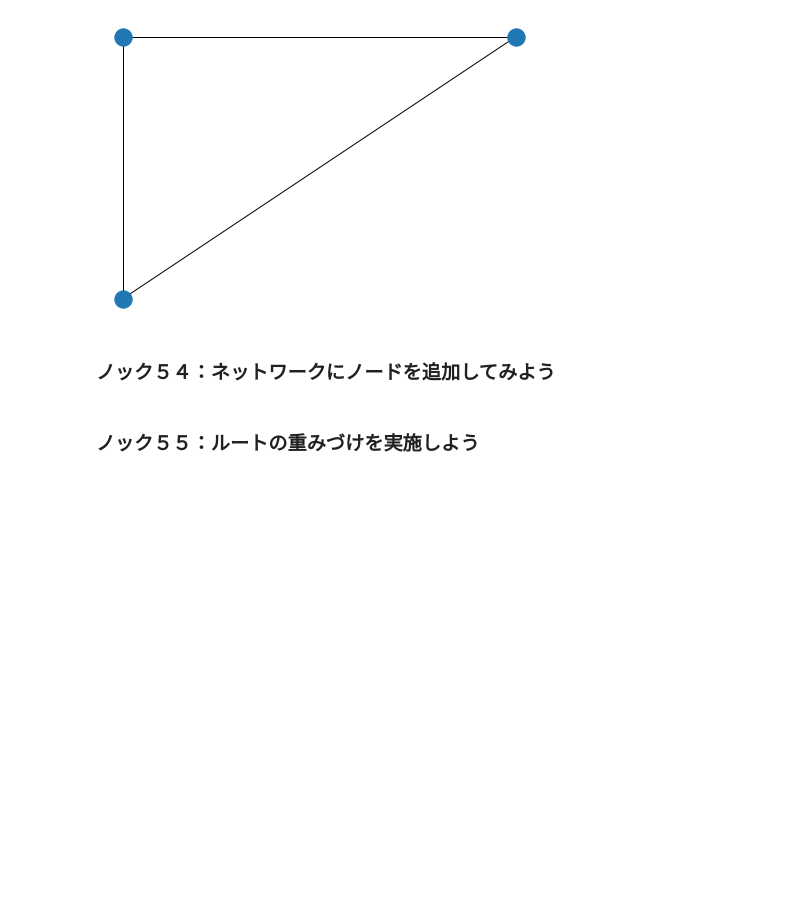
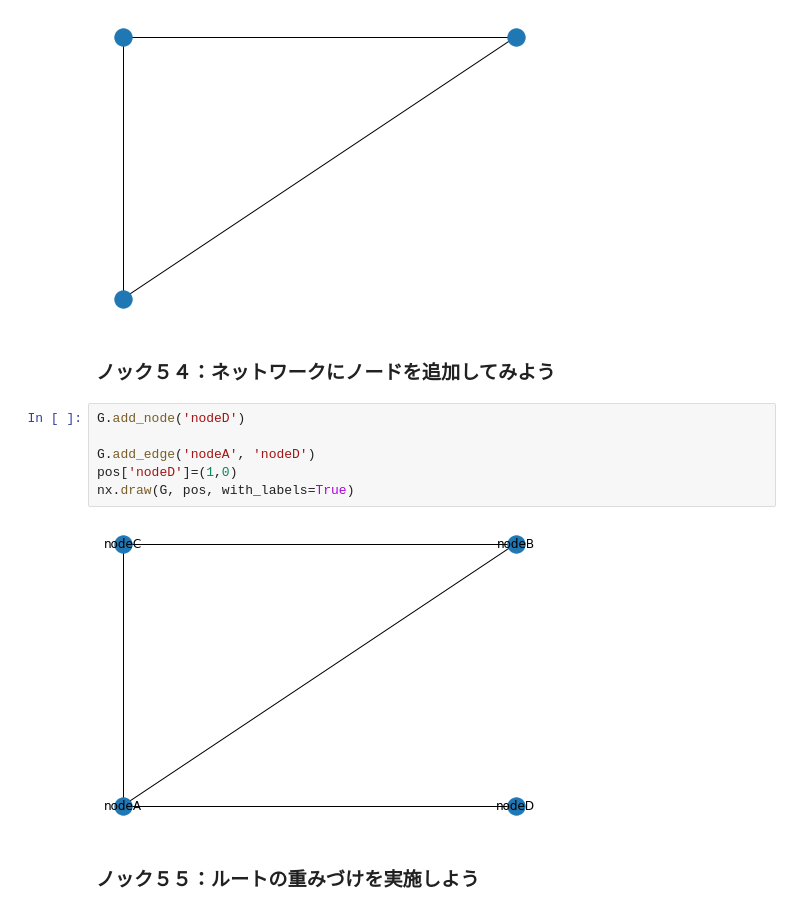
Before and after one commit to Rindrics/anlz100, a Jupyter notebook: chap6/chap6.ipynb, the cells around one changed output. Saved outputs shown, nothing was run; the diff lists cells and outputs as text; blank space fills up the shorter version.

```diff
--- a/chap6/chap6.ipynb
+++ b/chap6/chap6.ipynb
@@ -174,5 +174,13 @@ plt.show()
 [figure]
 # %% [markdown]
 ### ノック５４：ネットワークにノードを追加してみよう
+# %%
+G.add_node('nodeD')
+
+G.add_edge('nodeA', 'nodeD')
+pos['nodeD']=(1,0)
+nx.draw(G, pos, with_labels=True)
+# %% [output]
+[figure, added]
 # %% [markdown]
 ### ノック５５：ルートの重みづけを実施しよう
```
Also changed, not shown: parts of 1 cell of this notebook.
